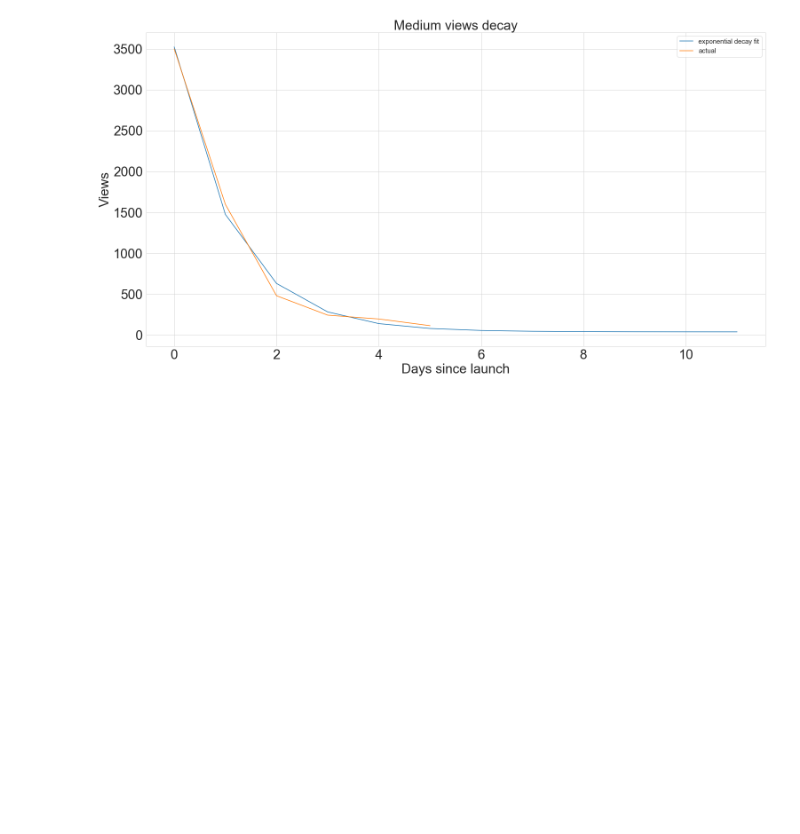
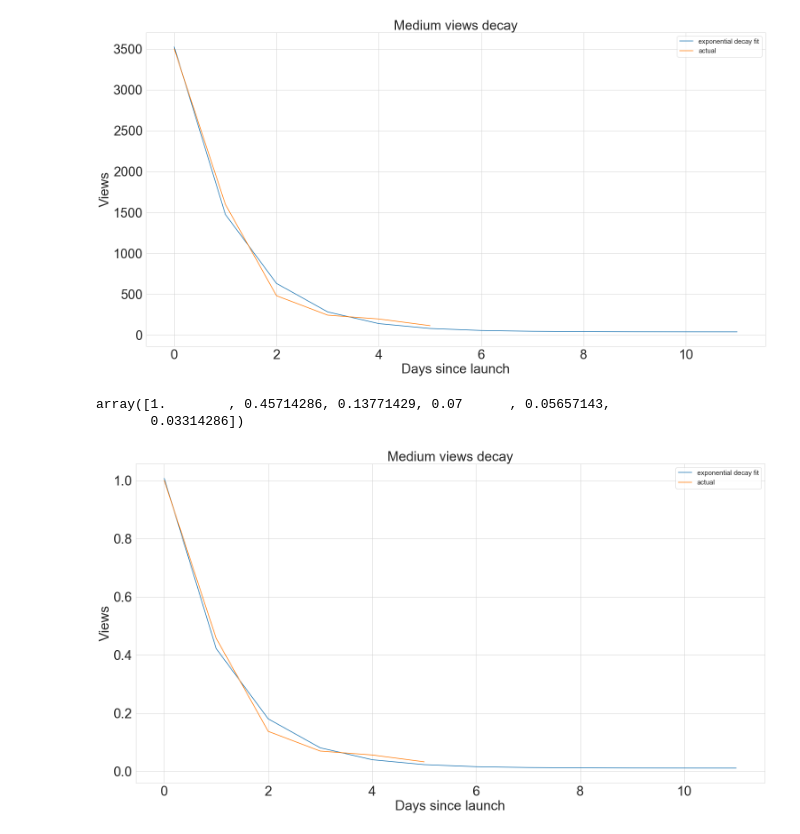
Before and after one commit to conormm/blog, a Jupyter notebook: _notebooks/2021-04-11-lesser-known-data-scienec-techniques.ipynb, the cells around one changed output. Drawn from its saved outputs; the diff is of its cells as text; code cells hidden in the pictures; blank space fills up the shorter version.

```diff
--- a/_notebooks/2021-04-11-lesser-known-data-scienec-techniques.ipynb
+++ b/_notebooks/2021-04-11-lesser-known-data-scienec-techniques.ipynb
@@ -134,12 +134,13 @@ class ExponentialDecayRegressor(BaseEstimator, RegressorMixin):
     """Fits an exponential decay curve
     """
 
-    def __init__(self, **kwargs):
+    def __init__(self, starting_values=[1.,1.e-5,1.], **kwargs,):
+        self.starting_values = starting_values
         self.kwargs = kwargs
         self.params = None
 
     def fit(self, X, y=None):
-        self.params, _ = curve_fit(self.exp_decay_f, X, y, p0=(1.,1.e-5,1.))
+        self.params, _ = curve_fit(self.exp_decay_f, X, y, p0=self.starting_values)
 
 
     def predict(self, X, y=None):
@@ -169,6 +170,30 @@ plt.xlabel("Days since launch", fontsize=fs)
 plt.xticks(fontsize=fs);
 # %% [output]
 [figure]
+# %%
+medium_post_views/medium_post_views.max()
+# %% [output]
+array([1.        , 0.45714286, 0.13771429, 0.07      , 0.05657143,
+       0.03314286])
+# %%
+xd = ExponentialDecayRegressor(starting_values=None)
+xd.fit(days_since_launch, medium_post_views/medium_post_views.max())
+
+days_since_launch_plus_future = np.arange(12)
+xd_preds = xd.predict(days_since_launch_pred)
+# %%
+plt.figure(figsize=(25, 13))
+
+plt.plot(days_since_launch_plus_future, xd_preds, label="exponential decay fit")
+plt.plot(days_since_launch, medium_post_views/medium_post_views.max(), label="actual")
+plt.legend(fontsize=fs/2)
+plt.title("Medium views decay", fontsize=fs)
+plt.ylabel("Views", fontsize=fs)
+plt.yticks(fontsize=fs)
+plt.xlabel("Days since launch", fontsize=fs)
+plt.xticks(fontsize=fs);
+# %% [output]
+[figure, added]
 # %%
 from sklearn.ensemble import RandomForestClassifier, GradientBoostingClassifier
 from sklearn.linear_model import LogisticRegression
```
Also changed, not shown: parts of 1 cell of this notebook.
